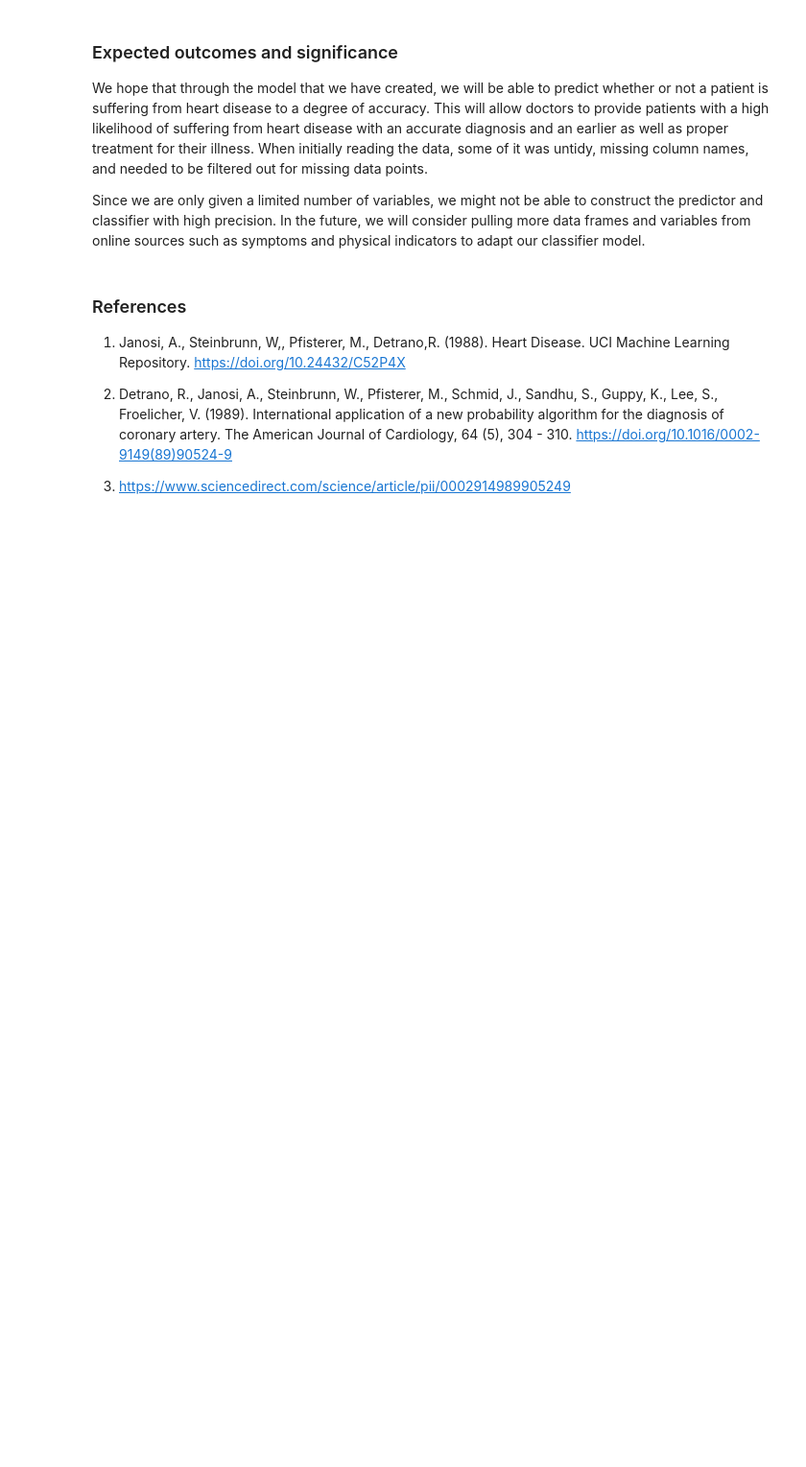
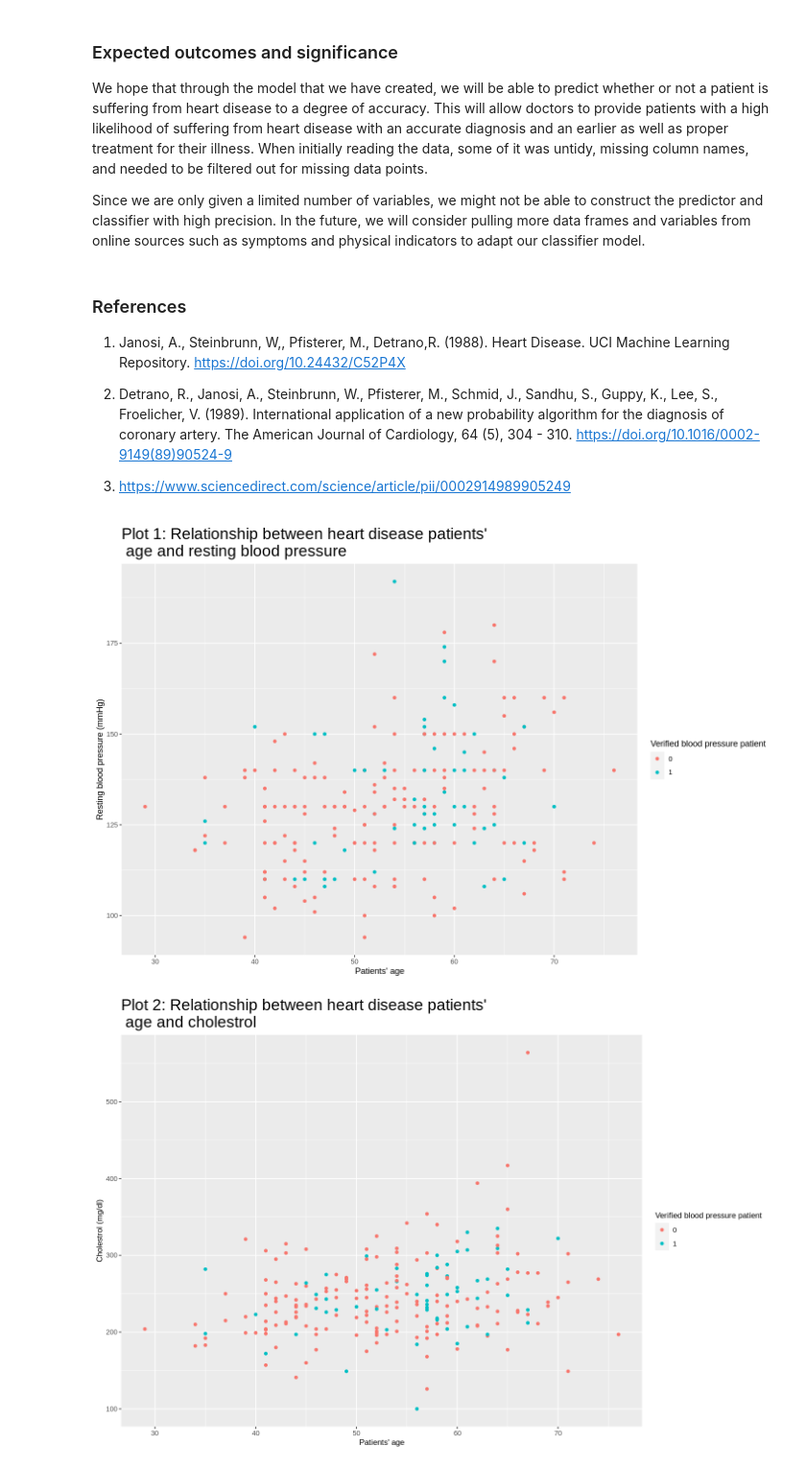
Before and after one commit to jlieu88/dsci-100-project, a Jupyter notebook: proposal_step.ipynb, the cells around one changed output. Shown: that part at 96% size. Cells and saved outputs as stored; diff of their text form; code cells hidden in the pictures; blank space fills up the shorter version.

```diff
--- a/proposal_step.ipynb
+++ b/proposal_step.ipynb
@@ -366,3 +430,47 @@ Since we are only given a limited number of variables, we might not be able to c
 2. Detrano, R., Janosi, A., Steinbrunn, W., Pfisterer, M., Schmid, J., Sandhu, S., Guppy, K., Lee, S., Froelicher, V. (1989). International application of a new probability algorithm for the diagnosis of coronary artery. The American Journal of Cardiology, 64 (5), 304 - 310. https://doi.org/10.1016/0002-9149(89)90524-9
 
 3. https://www.sciencedirect.com/science/article/pii/0002914989905249
+# %%
+### Variable plots
+
+# Age vs trestbps
+
+plot_1 <- database|>
+            ggplot(aes(x=age,y=trestbps,color=num))+
+            geom_point()+
+            labs(title="Plot 1: Relationship between heart disease patients'\n age and resting blood pressure",
+                 x="Patients' age",
+                 y="Resting blood pressure (mmHg)",
+                 color="Verified blood pressure patient")+
+            theme(plot.title=element_text(size=20))
+
+# Age vs chol
+
+plot_2 <- database|>
+            ggplot(aes(x=age,y=chol,color=num))+
+            geom_point()+
+            labs(title="Plot 2: Relationship between heart disease patients'\n age and cholestrol",
+                x="Patients' age",
+                y="Cholestrol (mg/dl)",
+                color="Verified blood pressure patient")+
+            theme(plot.title=element_text(size=20),
+                 axis.title=element_text(size=10),
+                 legend.title=element_text(size=10))
+
+# trestbps vs chol
+
+plot_3 <- database|>
+            ggplot(aes(x=trestbps,y=chol,color=num))+
+            geom_point()+
+            labs(title="Plot 3: Relationship between heart disease patients'\n resting blood pressure and cholestrol",
+                x="Resting blood pressure (mmHg)",
+                y="Cholestrol (mg/dl)",
+                color="Verified blood pressure patient")+
+            theme(plot.title=element_text(size=20))
+
+plot_1
+plot_2
+plot_3
+# %% [output]
+[figure, added]
+[figure, added]
```
Also changed, not shown: parts of 4 cells of this notebook.
